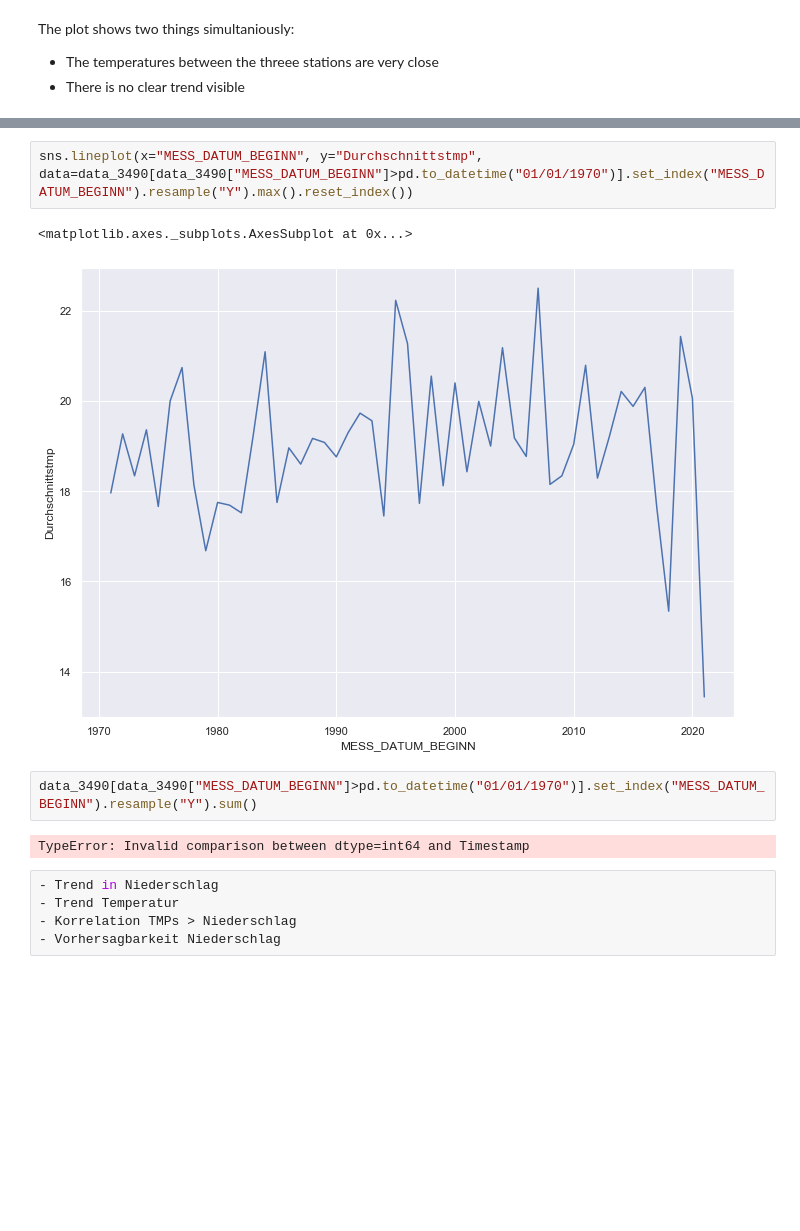
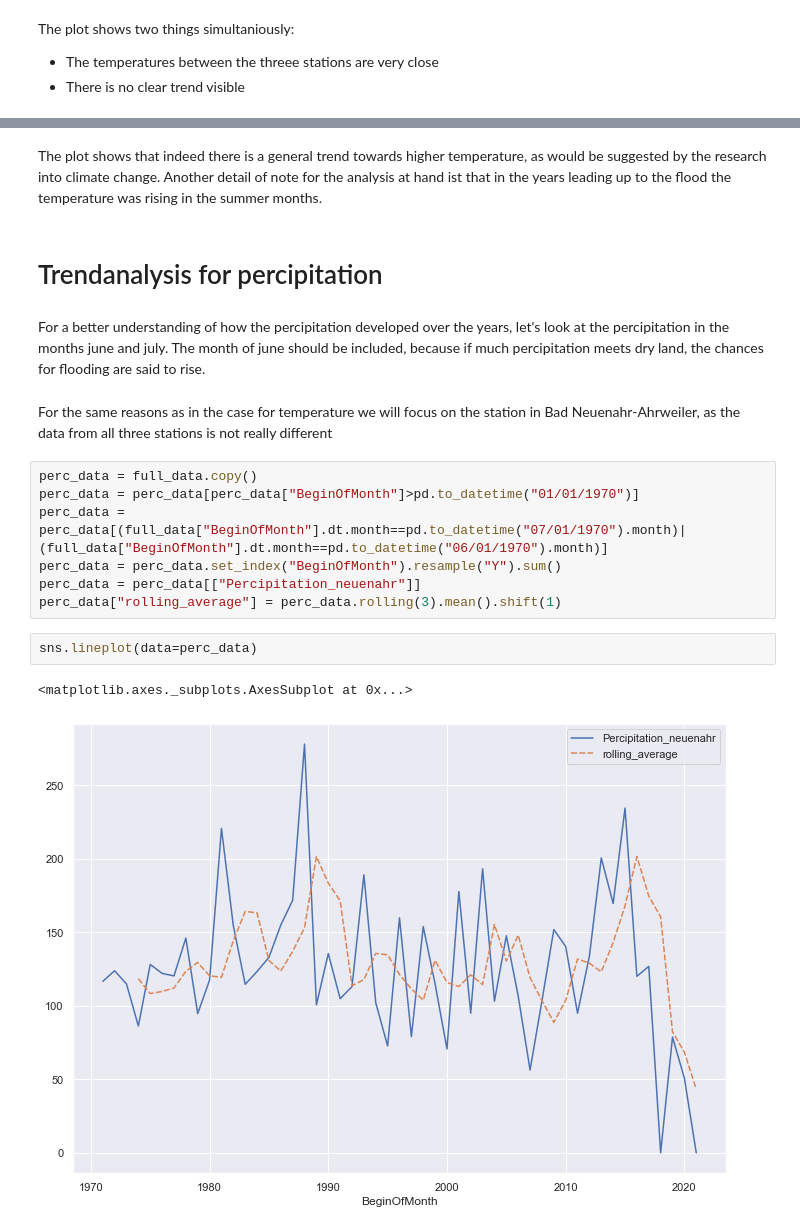
Before and after one commit to niklas-hennig/WeatherToFlood, a Jupyter notebook: DataProcessing.ipynb, the cells around one changed output, grey strips where cells are left out. Cells and saved outputs as stored; diff of their text form; blank space fills up the shorter version.

```diff
--- a/DataProcessing.ipynb
+++ b/DataProcessing.ipynb
@@ -132,14 +113,20 @@ sns.lineplot(x="MESS_DATUM_BEGINN", y="Niederschlag", data=data_3490[data_3490["
-# %%
-sns.lineplot(x="MESS_DATUM_BEGINN", y="Durchschnittstmp", data=data_3490[data_3490["MESS_DATUM_BEGINN"]>pd.to_datetime("01/01/1970")].set_index("MESS_DATUM_BEGINN").resample("Y").max().reset_index())
-# %% [output]
-<matplotlib.axes._subplots.AxesSubplot at 0x...>
-[figure, removed]
-# %%
-data_3490[data_3490["MESS_DATUM_BEGINN"]>pd.to_datetime("01/01/1970")].set_index("MESS_DATUM_BEGINN").resample("Y").sum()
-# %% [output]
-TypeError: Invalid comparison between dtype=int64 and Timestamp
-# %%
-- Trend in Niederschlag
-- Trend Temperatur
-- Korrelation TMPs > Niederschlag
-- Vorhersagbarkeit Niederschlag
+# %% [markdown]
+The plot shows that indeed there is a general trend towards higher temperature, as would be suggested by the research into climate change. Another detail of note for the analysis at hand ist that in the years leading up to the flood the temperature was rising in the summer months.
+# %% [markdown]
+# Trendanalysis for percipitation
+# %% [markdown]
+For a better understanding of how the percipitation developed over the years, let's look at the percipitation in the months june and july. The month of june should be included, because if much percipitation meets dry land, the chances for flooding are said to rise.
+# %% [markdown]
+For the same reasons as in the case for temperature we will focus on the station in Bad Neuenahr-Ahrweiler, as the data from all three stations is not really different
+# %%
+perc_data = full_data.copy()
+perc_data = perc_data[perc_data["BeginOfMonth"]>pd.to_datetime("01/01/1970")]
+perc_data = perc_data[(full_data["BeginOfMonth"].dt.month==pd.to_datetime("07/01/1970").month)|(full_data["BeginOfMonth"].dt.month==pd.to_datetime("06/01/1970").month)]
+perc_data = perc_data.set_index("BeginOfMonth").resample("Y").sum()
+perc_data = perc_data[["Percipitation_neuenahr"]]
+perc_data["rolling_average"] = perc_data.rolling(3).mean().shift(1)
+# %%
+sns.lineplot(data=perc_data)
+# %% [output]
+<matplotlib.axes._subplots.AxesSubplot at 0x...>
+[figure, added]
```
Also changed, not shown: parts of 35 cells of this notebook, 1 other file.
